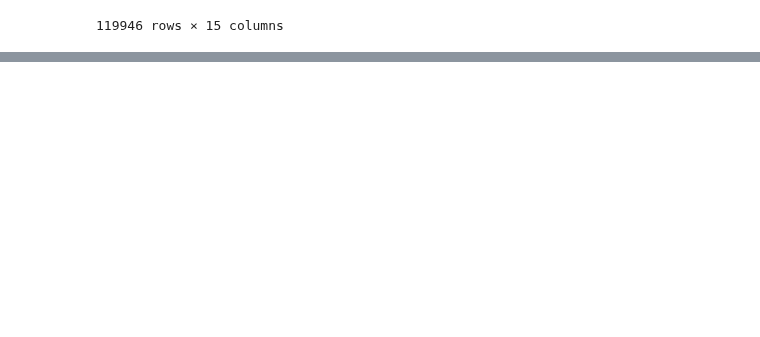
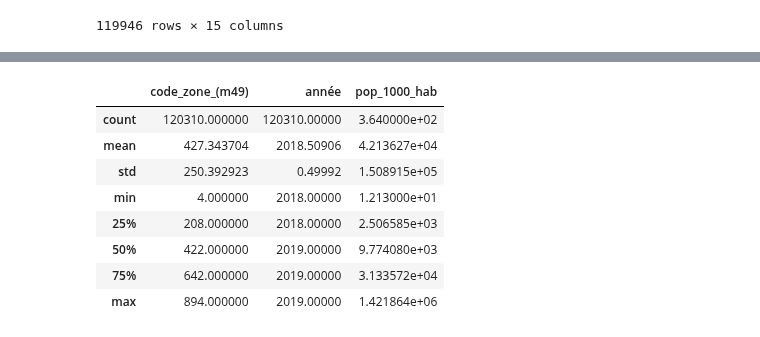
Before and after one commit to Melobgn/Brief-pandas-SEM, a Jupyter notebook: dataframes.ipynb, the cells around one changed output, grey strips where cells are left out. Cells and saved outputs as stored; diff of their text form; code cells hidden in the pictures; blank space fills up the shorter version.

```diff
--- a/dataframes.ipynb
+++ b/dataframes.ipynb
@@ -67,0 +148,14 @@ product
+# %%
+# Exercice 10
+
+df.describe()
+# %% [output]
+|  | code_zone_(m49) | année | pop_1000_hab |
+| count | 120310.000000 | 120310.00000 | 3.640000e+02 |
+| mean | 427.343704 | 2018.50906 | 4.213627e+04 |
+| std | 250.392923 | 0.49992 | 1.508915e+05 |
+| min | 4.000000 | 2018.00000 | 1.213000e+01 |
+| 25% | 208.000000 | 2018.00000 | 2.506585e+03 |
+| 50% | 422.000000 | 2019.00000 | 9.774080e+03 |
+| 75% | 642.000000 | 2019.00000 | 3.133572e+04 |
+| max | 894.000000 | 2019.00000 | 1.421864e+06 |
```
Also changed, not shown: parts of 9 cells of this notebook.
